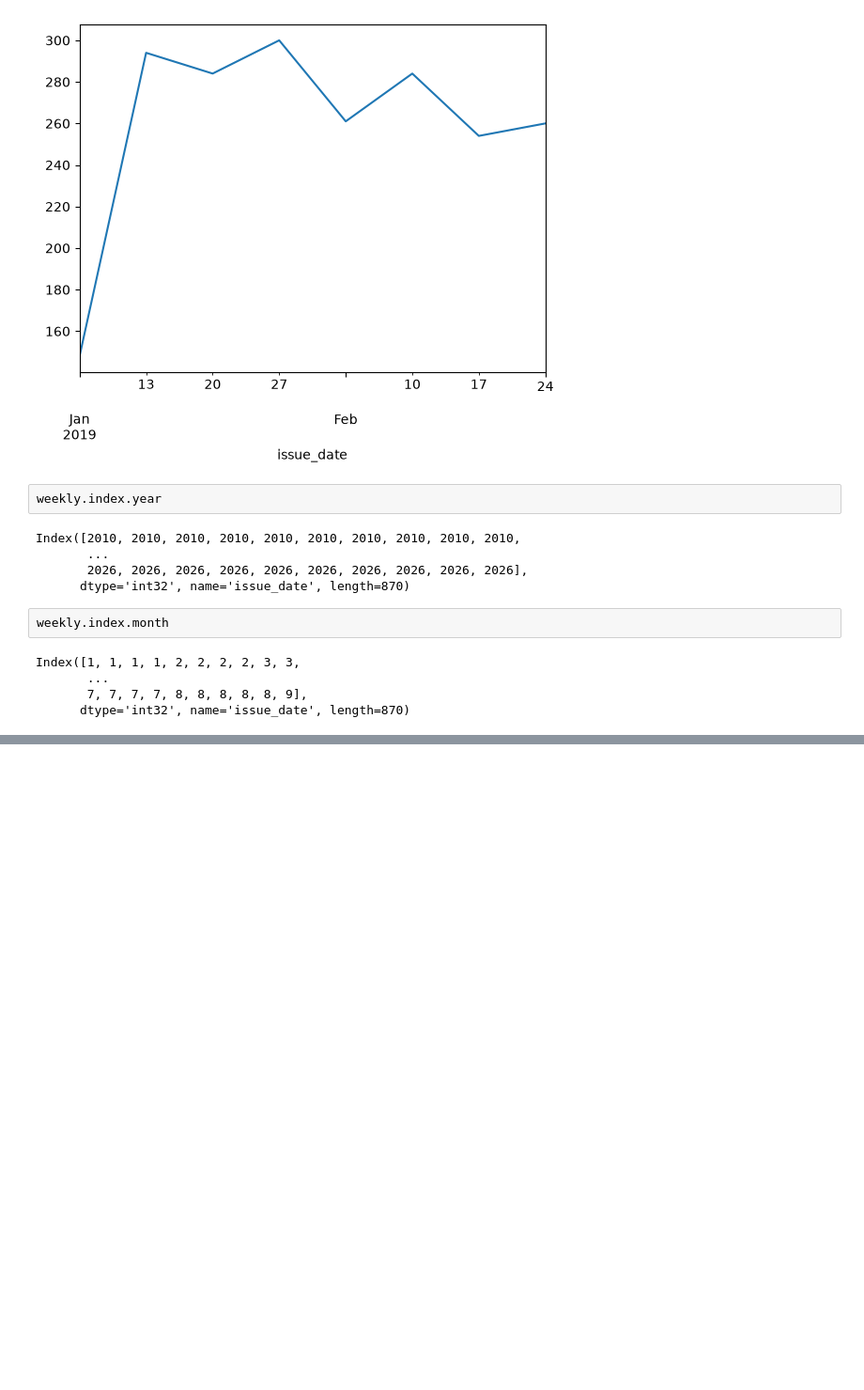
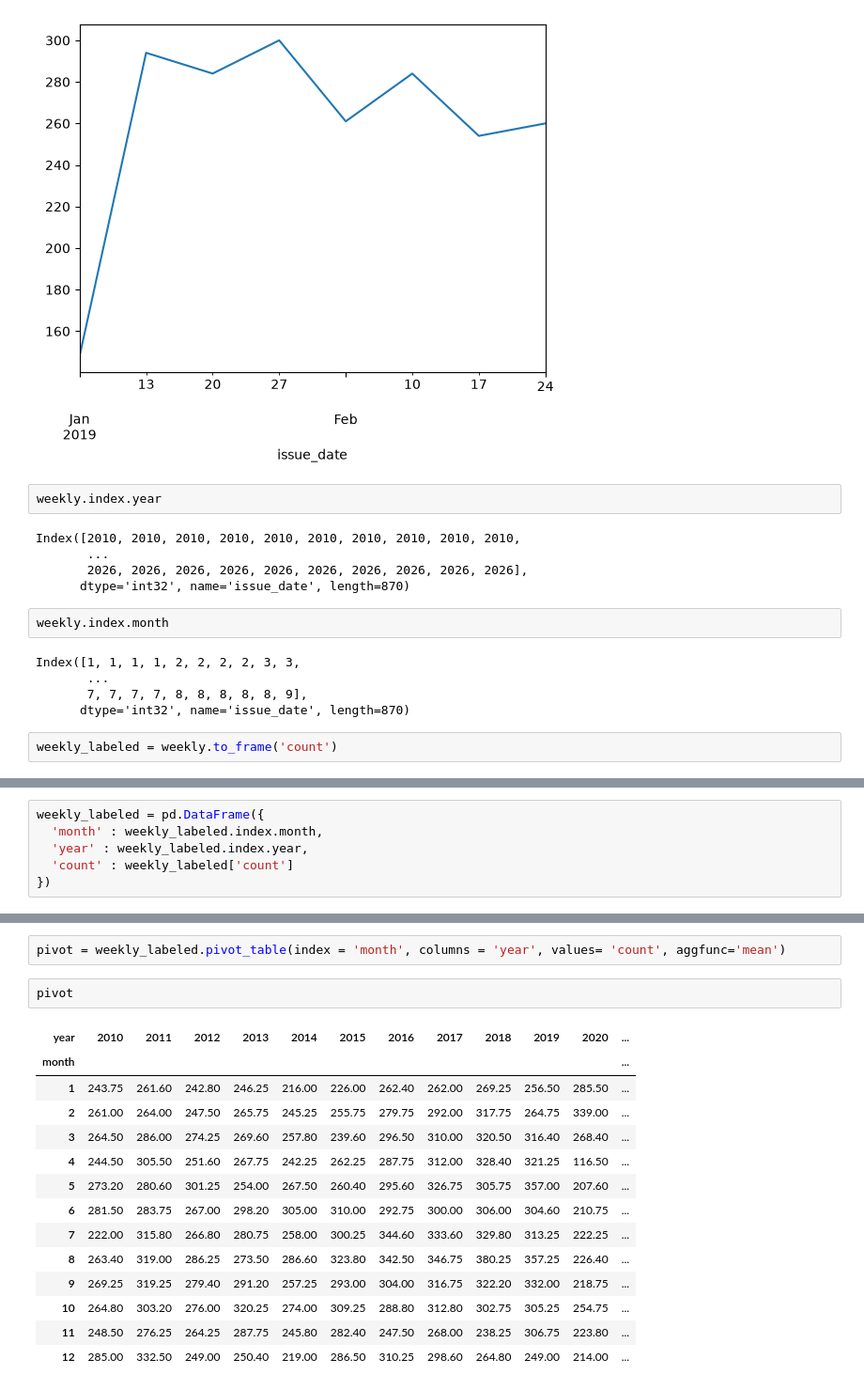
Before and after one commit to ShahSalar/demand-forecasting-hvac, a Jupyter notebook: notebooks/explore.ipynb, the cells around one changed output, grey strips where cells are left out. Shown at 94% size. Drawn from its saved outputs; the diff is of its cells as text; blank space fills up the shorter version.

Commit message:
Add month/year labels and build seasonality pivot

```diff
--- a/notebooks/explore.ipynb
+++ b/notebooks/explore.ipynb
@@ -240,3 +240,5 @@ Index([1, 1, 1, 1, 2, 2, 2, 2, 3, 3,
        ...
        7, 7, 7, 7, 8, 8, 8, 8, 8, 9],
       dtype='int32', name='issue_date', length=870)
+# %%
+weekly_labeled = weekly.to_frame('count')
@@ -242,0 +255,6 @@ Index([1, 1, 1, 1, 2, 2, 2, 2, 3, 3,
+# %%
+weekly_labeled = pd.DataFrame({
+  'month' : weekly_labeled.index.month,
+  'year' : weekly_labeled.index.year,
+  'count' : weekly_labeled['count']
+})
@@ -242,0 +271,19 @@ Index([1, 1, 1, 1, 2, 2, 2, 2, 3, 3,
+# %%
+pivot = weekly_labeled.pivot_table(index = 'month', columns = 'year', values= 'count', aggfunc='mean')
+# %%
+pivot
+# %% [output]
+| year | 2010 | 2011 | 2012 | 2013 | 2014 | 2015 | 2016 | 2017 | 2018 | 2019 | 2020 | ... |
+| month |  |  |  |  |  |  |  |  |  |  |  | ... |
+| 1 | 243.75 | 261.60 | 242.80 | 246.25 | 216.00 | 226.00 | 262.40 | 262.00 | 269.25 | 256.50 | 285.50 | ... |
+| 2 | 261.00 | 264.00 | 247.50 | 265.75 | 245.25 | 255.75 | 279.75 | 292.00 | 317.75 | 264.75 | 339.00 | ... |
+| 3 | 264.50 | 286.00 | 274.25 | 269.60 | 257.80 | 239.60 | 296.50 | 310.00 | 320.50 | 316.40 | 268.40 | ... |
+| 4 | 244.50 | 305.50 | 251.60 | 267.75 | 242.25 | 262.25 | 287.75 | 312.00 | 328.40 | 321.25 | 116.50 | ... |
+| 5 | 273.20 | 280.60 | 301.25 | 254.00 | 267.50 | 260.40 | 295.60 | 326.75 | 305.75 | 357.00 | 207.60 | ... |
+| 6 | 281.50 | 283.75 | 267.00 | 298.20 | 305.00 | 310.00 | 292.75 | 300.00 | 306.00 | 304.60 | 210.75 | ... |
+| 7 | 222.00 | 315.80 | 266.80 | 280.75 | 258.00 | 300.25 | 344.60 | 333.60 | 329.80 | 313.25 | 222.25 | ... |
+| 8 | 263.40 | 319.00 | 286.25 | 273.50 | 286.60 | 323.80 | 342.50 | 346.75 | 380.25 | 357.25 | 226.40 | ... |
+| 9 | 269.25 | 319.25 | 279.40 | 291.20 | 257.25 | 293.00 | 304.00 | 316.75 | 322.20 | 332.00 | 218.75 | ... |
+| 10 | 264.80 | 303.20 | 276.00 | 320.25 | 274.00 | 309.25 | 288.80 | 312.80 | 302.75 | 305.25 | 254.75 | ... |
+| 11 | 248.50 | 276.25 | 264.25 | 287.75 | 245.80 | 282.40 | 247.50 | 268.00 | 238.25 | 306.75 | 223.80 | ... |
+| 12 | 285.00 | 332.50 | 249.00 | 250.40 | 219.00 | 286.50 | 310.25 | 298.60 | 264.80 | 249.00 | 214.00 | ... |
```
Also changed, not shown: parts of 2 cells of this notebook, 2 other files.
